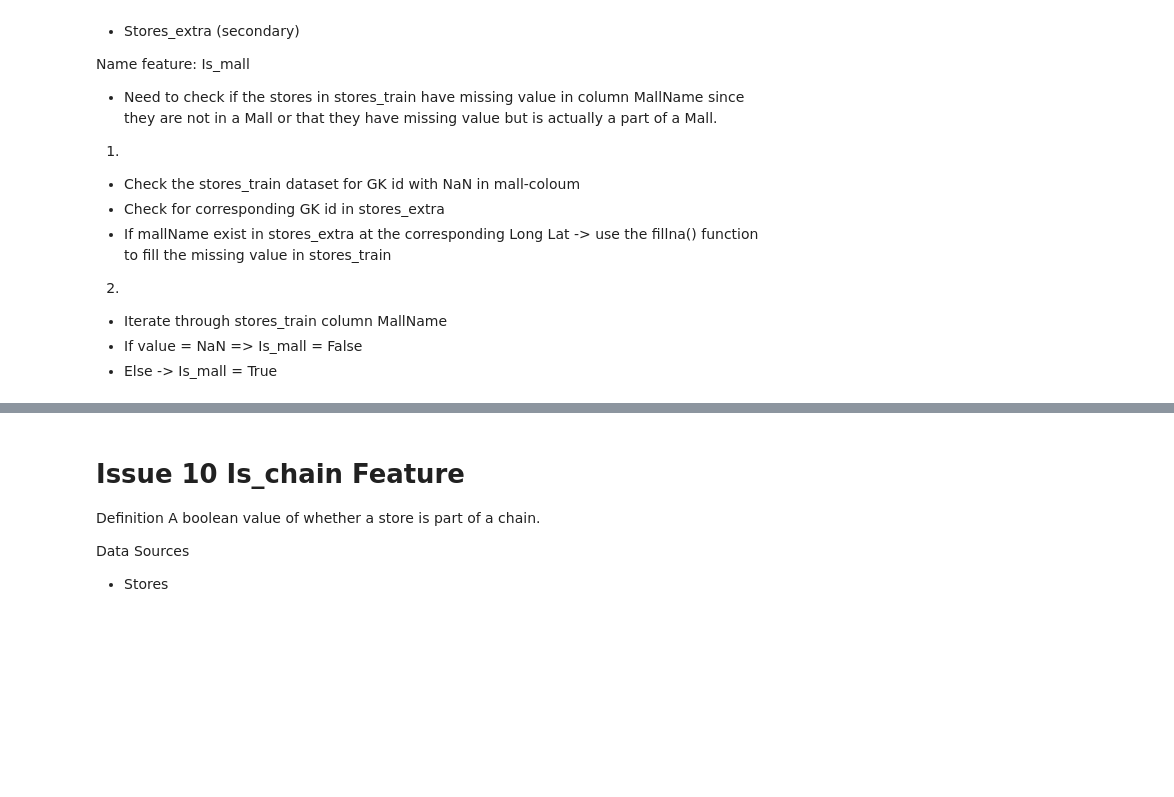
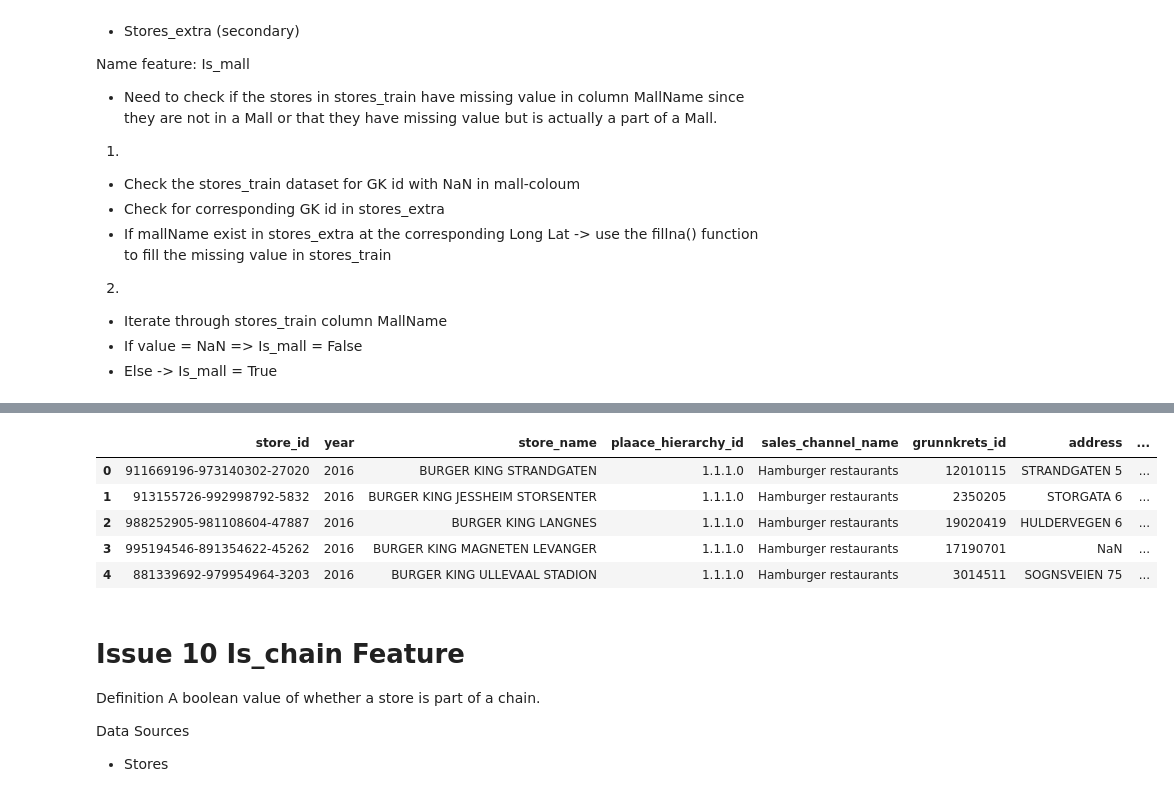
Before and after one commit to SimenQ/machine_learning, a Jupyter notebook: notebooks/Arash/FeatureEngineering.ipynb, the cells around one changed output, grey strips where cells are left out. Cells and saved outputs as stored; diff of their text form; code cells hidden in the pictures; blank space fills up the shorter version.

```diff
--- a/notebooks/Arash/FeatureEngineering.ipynb
+++ b/notebooks/Arash/FeatureEngineering.ipynb
@@ -205,3 +206,13 @@ is_mall(stores_train)
+# %%
+
+stores_extra.head()
+# %% [output]
+|  | store_id | year | store_name | plaace_hierarchy_id | sales_channel_name | grunnkrets_id | address | ... |
+| 0 | 911669196-973140302-27020 | 2016 | BURGER KING STRANDGATEN | 1.1.1.0 | Hamburger restaurants | 12010115 | STRANDGATEN 5 | ... |
+| 1 | 913155726-992998792-5832 | 2016 | BURGER KING JESSHEIM STORSENTER | 1.1.1.0 | Hamburger restaurants | 2350205 | STORGATA 6 | ... |
+| 2 | 988252905-981108604-47887 | 2016 | BURGER KING LANGNES | 1.1.1.0 | Hamburger restaurants | 19020419 | HULDERVEGEN 6 | ... |
+| 3 | 995194546-891354622-45262 | 2016 | BURGER KING MAGNETEN LEVANGER | 1.1.1.0 | Hamburger restaurants | 17190701 | NaN | ... |
+| 4 | 881339692-979954964-3203 | 2016 | BURGER KING ULLEVAAL STADION | 1.1.1.0 | Hamburger restaurants | 3014511 | SOGNSVEIEN 75 | ... |
 # %% [markdown]
 # Issue 10 Is_chain Feature
 
```
Also changed, not shown: parts of 2 cells of this notebook, 1 other file.
